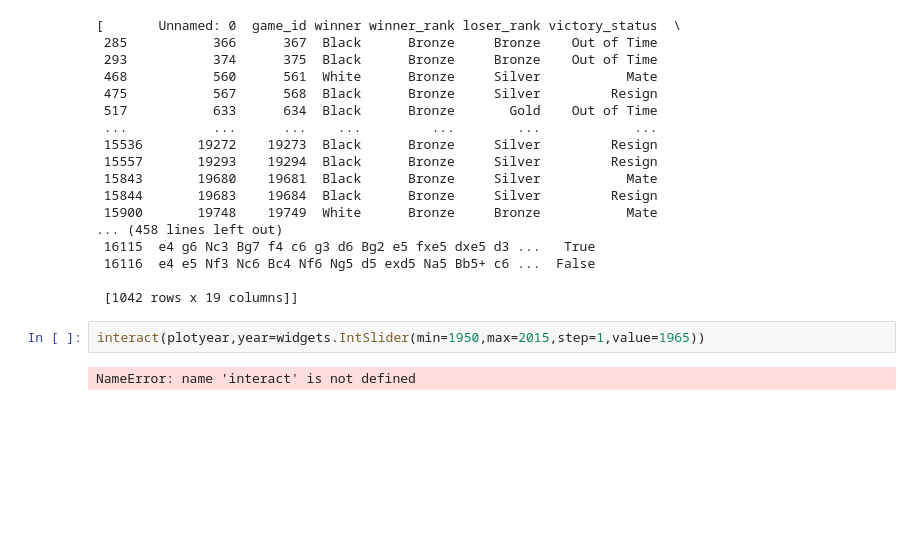
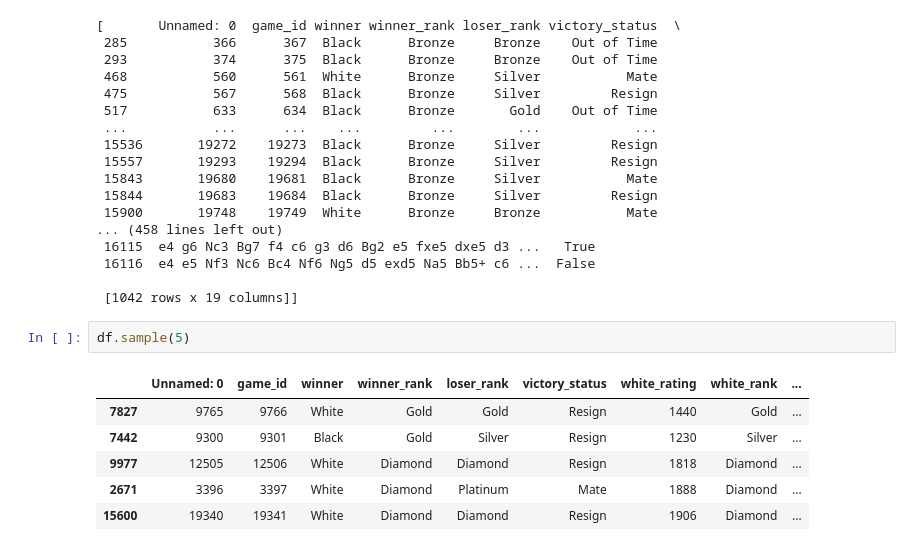
Before and after one commit to Seismic-Striker/Springboard_and_Datacamp, a Jupyter notebook: Chess_stuff/Chess dataset exploration Page 2.ipynb, the cells around one changed output. Drawn from its saved outputs; the diff is of its cells as text; blank space fills up the shorter version.

```diff
--- a/Chess_stuff/Chess dataset exploration Page 2.ipynb
+++ b/Chess_stuff/Chess dataset exploration Page 2.ipynb
@@ -835,6 +835,11 @@ categories
 
  [1042 rows x 19 columns]]
 # %%
-interact(plotyear,year=widgets.IntSlider(min=1950,max=2015,step=1,value=1965))
+df.sample(5)
 # %% [output]
-NameError: name 'interact' is not defined
+|  | Unnamed: 0 | game_id | winner | winner_rank | loser_rank | victory_status | white_rating | white_rank | ... |
+| 7827 | 9765 | 9766 | White | Gold | Gold | Resign | 1440 | Gold | ... |
+| 7442 | 9300 | 9301 | Black | Gold | Silver | Resign | 1230 | Silver | ... |
+| 9977 | 12505 | 12506 | White | Diamond | Diamond | Resign | 1818 | Diamond | ... |
+| 2671 | 3396 | 3397 | White | Diamond | Platinum | Mate | 1888 | Diamond | ... |
+| 15600 | 19340 | 19341 | White | Diamond | Diamond | Resign | 1906 | Diamond | ... |
```
Also changed, not shown: parts of 7 cells of this notebook, 19 other files.
